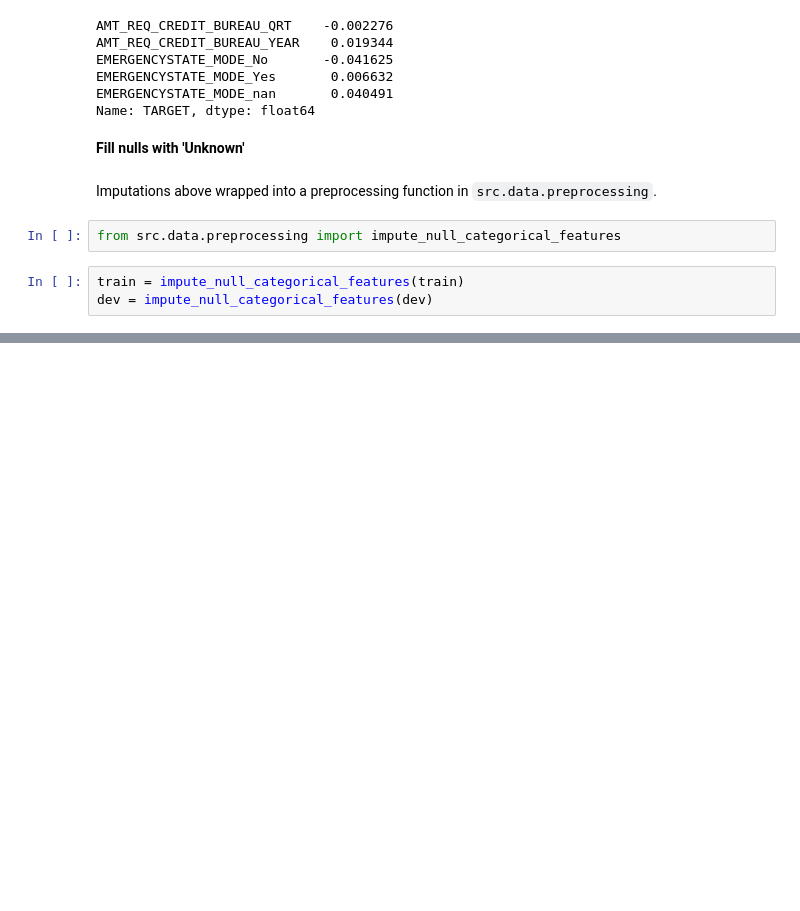
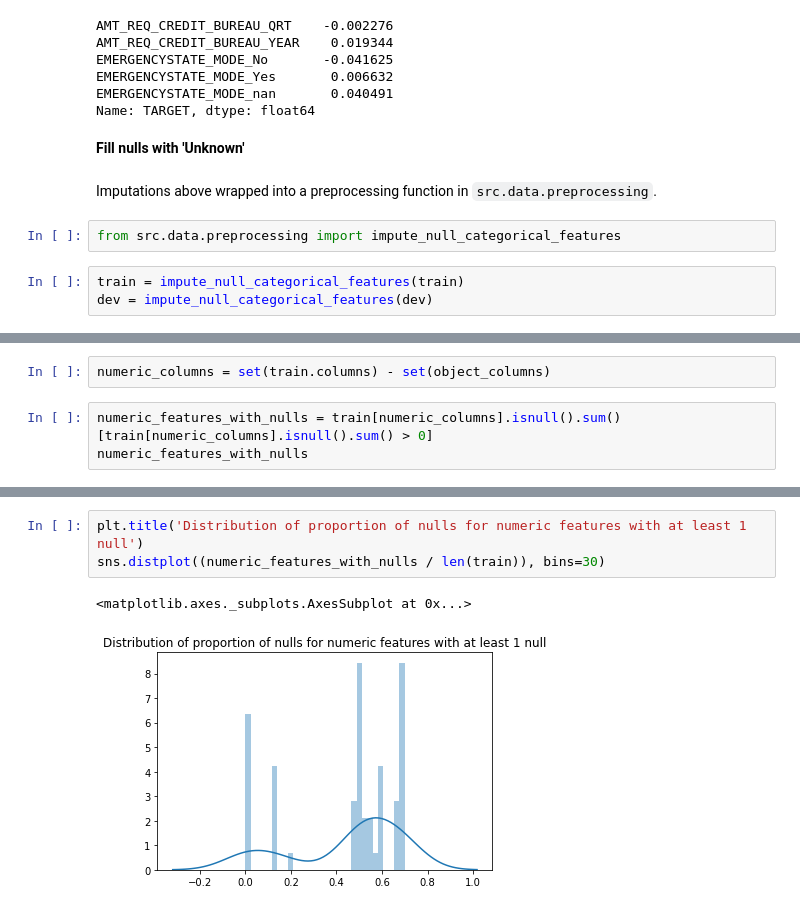
Before and after one commit to stevieg3/kaggle-home-credit, a Jupyter notebook: notebooks/05-Feature engineering 1.ipynb, the cells around one changed output, grey strips where cells are left out. Saved outputs shown, nothing was run; the diff lists cells and outputs as text; blank space fills up the shorter version.

```diff
--- a/notebooks/05-Feature engineering 1.ipynb
+++ b/notebooks/05-Feature engineering 1.ipynb
@@ -388,0 +382,5 @@ dev = impute_null_categorical_features(dev)
+# %%
+numeric_columns = set(train.columns) - set(object_columns)
+# %%
+numeric_features_with_nulls = train[numeric_columns].isnull().sum()[train[numeric_columns].isnull().sum() > 0]
+numeric_features_with_nulls
@@ -388,0 +400,6 @@ dev = impute_null_categorical_features(dev)
+# %%
+plt.title('Distribution of proportion of nulls for numeric features with at least 1 null')
+sns.distplot((numeric_features_with_nulls / len(train)), bins=30)
+# %% [output]
+<matplotlib.axes._subplots.AxesSubplot at 0x...>
+[figure, added]
```
Also changed, not shown: parts of 94 cells of this notebook, 1 other file.
